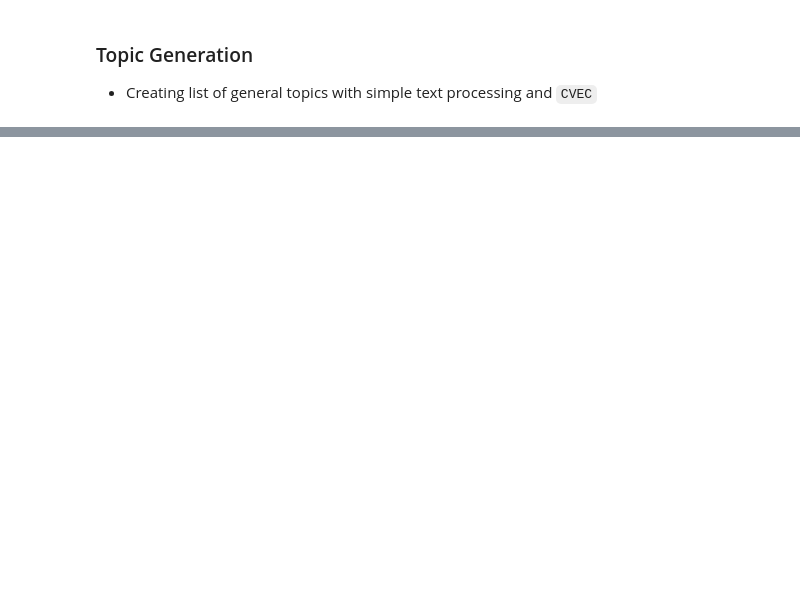
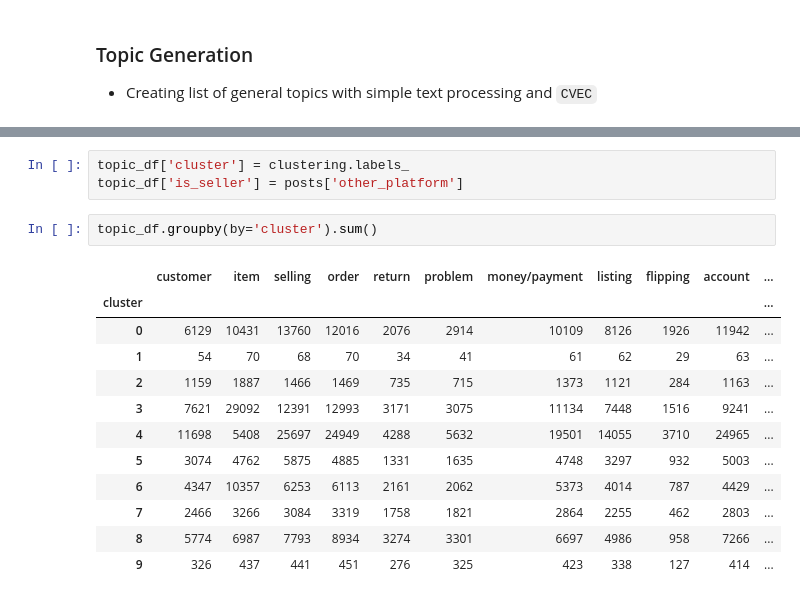
Before and after one commit to sonyah-hawaii/recommerce-reddit-scraping, a Jupyter notebook: feature_engineering.ipynb, the cells around one changed output, grey strips where cells are left out. Drawn from its saved outputs; the diff is of its cells as text; blank space fills up the shorter version.

```diff
--- a/feature_engineering.ipynb
+++ b/feature_engineering.ipynb
@@ -442,0 +396,18 @@ AttributeError: 'float' object has no attribute 'split'
+# %%
+topic_df['cluster'] = clustering.labels_
+topic_df['is_seller'] = posts['other_platform']
+# %%
+topic_df.groupby(by='cluster').sum()
+# %% [output]
+|  | customer | item | selling | order | return | problem | money/payment | listing | flipping | account | ... |
+| cluster |  |  |  |  |  |  |  |  |  |  | ... |
+| 0 | 6129 | 10431 | 13760 | 12016 | 2076 | 2914 | 10109 | 8126 | 1926 | 11942 | ... |
+| 1 | 54 | 70 | 68 | 70 | 34 | 41 | 61 | 62 | 29 | 63 | ... |
+| 2 | 1159 | 1887 | 1466 | 1469 | 735 | 715 | 1373 | 1121 | 284 | 1163 | ... |
+| 3 | 7621 | 29092 | 12391 | 12993 | 3171 | 3075 | 11134 | 7448 | 1516 | 9241 | ... |
+| 4 | 11698 | 5408 | 25697 | 24949 | 4288 | 5632 | 19501 | 14055 | 3710 | 24965 | ... |
+| 5 | 3074 | 4762 | 5875 | 4885 | 1331 | 1635 | 4748 | 3297 | 932 | 5003 | ... |
+| 6 | 4347 | 10357 | 6253 | 6113 | 2161 | 2062 | 5373 | 4014 | 787 | 4429 | ... |
+| 7 | 2466 | 3266 | 3084 | 3319 | 1758 | 1821 | 2864 | 2255 | 462 | 2803 | ... |
+| 8 | 5774 | 6987 | 7793 | 8934 | 3274 | 3301 | 6697 | 4986 | 958 | 7266 | ... |
+| 9 | 326 | 437 | 441 | 451 | 276 | 325 | 423 | 338 | 127 | 414 | ... |
```
Also changed, not shown: parts of 56 cells of this notebook, 3 other files.
